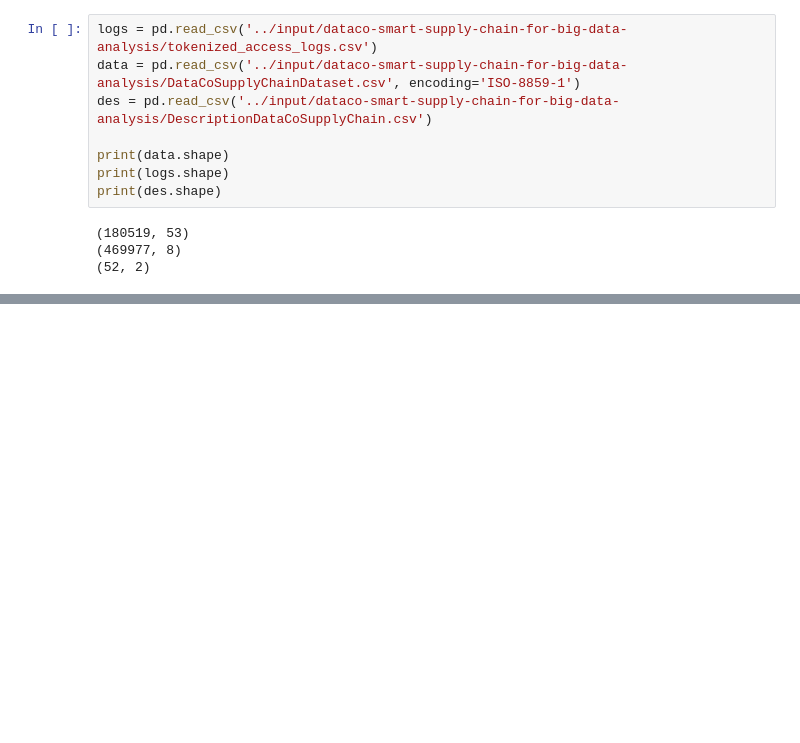
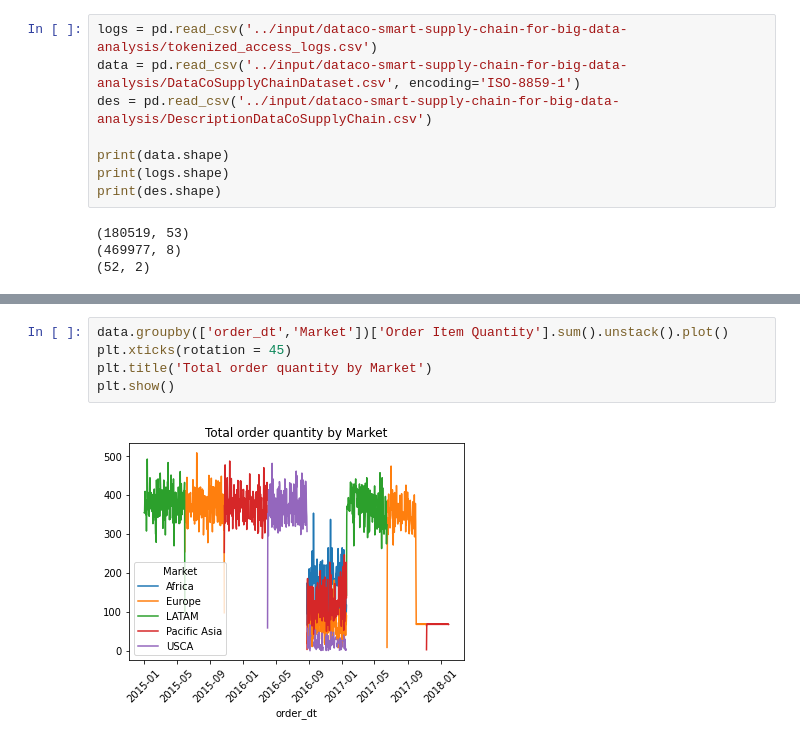
Before and after one commit to nsu1210/Kaggle, a Jupyter notebook: dataco-supply-chain-data-eda.ipynb, the cells around one changed output, grey strips where cells are left out. Cells and saved outputs as stored; diff of their text form; blank space fills up the shorter version.

```diff
--- a/dataco-supply-chain-data-eda.ipynb
+++ b/dataco-supply-chain-data-eda.ipynb
@@ -28,0 +128,7 @@ data.head()
+# %%
+data.groupby(['order_dt','Market'])['Order Item Quantity'].sum().unstack().plot()
+plt.xticks(rotation = 45)
+plt.title('Total order quantity by Market')
+plt.show()
+# %% [output]
+[figure, added]
```
Also changed, not shown: parts of 14 cells of this notebook.
